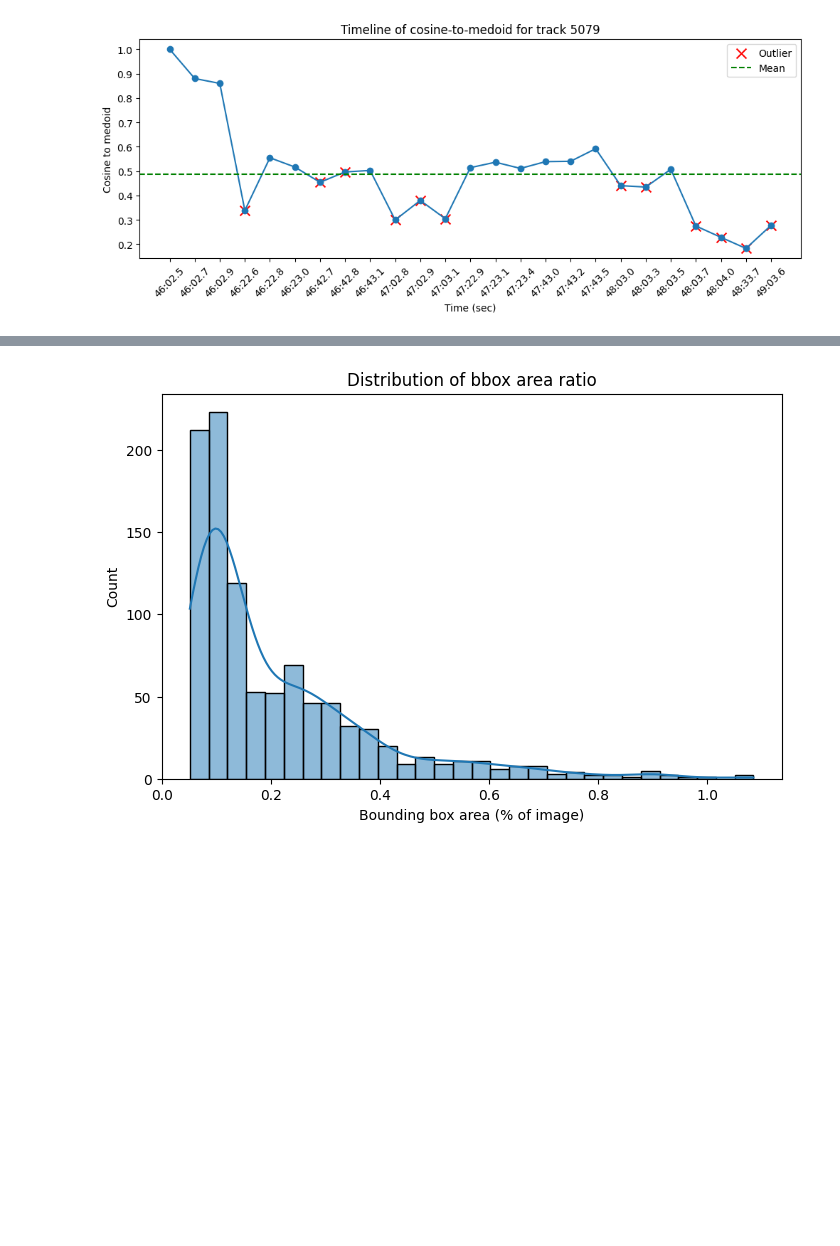
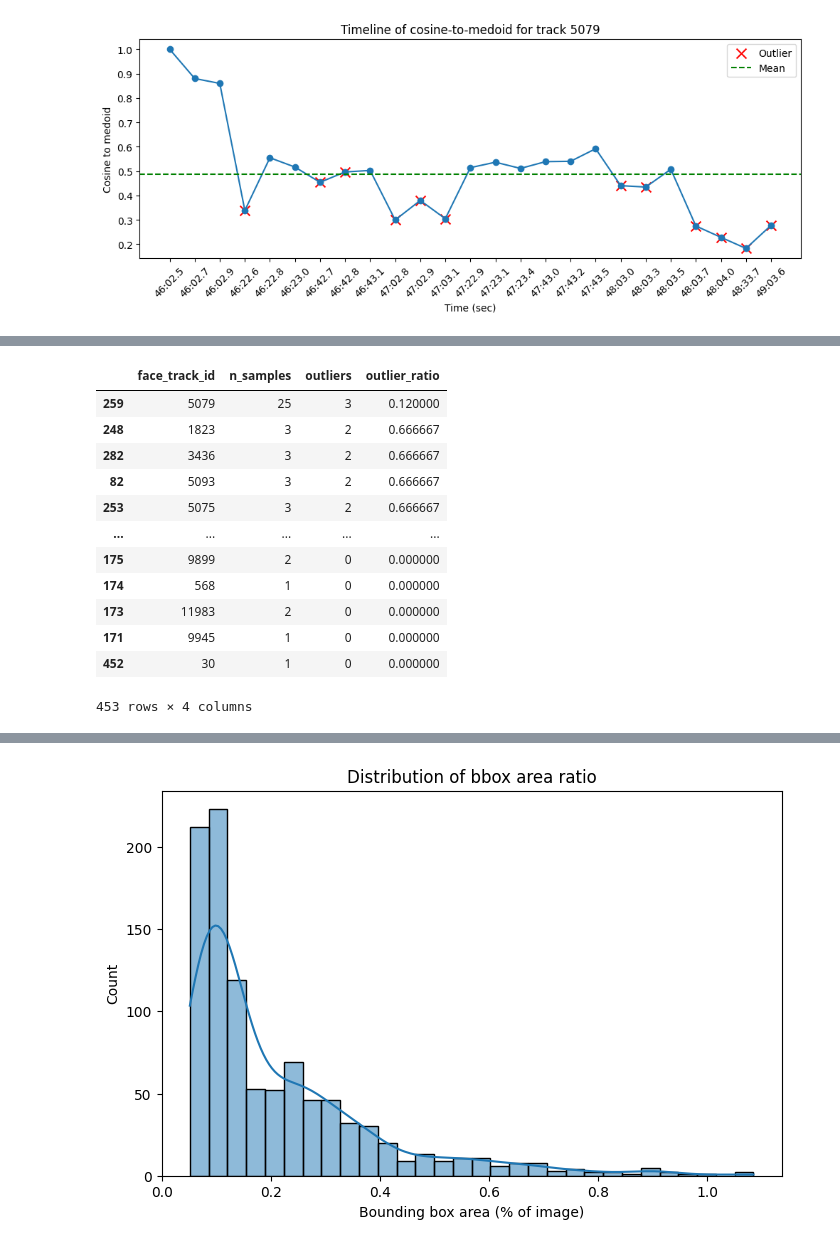
Before and after one commit to hoaghiepp/Cam-Log-Analysis, a Jupyter notebook: cam_log_analysis.ipynb, the cells around one changed output, grey strips where cells are left out. Drawn from its saved outputs; the diff is of its cells as text; code cells hidden in the pictures; blank space fills up the shorter version.

```diff
--- a/cam_log_analysis.ipynb
+++ b/cam_log_analysis.ipynb
@@ -449,11 +459,37 @@ summary = []
 ABS_THR = 0.5
 K_STD = 2.0
 TIME_GAP_LIMIT = 1
-a = pd.DataFrame()
+
 for tid, g in df.groupby('face_track_id', sort=False):
     sessions = get_session(g, TIME_GAP_LIMIT)
+    idx = 0
+    outliers_tid = 0
     for session in sessions:
-        session_df = pd.DataFrame(session)
-        if tid == 5123:
-            a = session_df
-a
+        sdf = pd.DataFrame(session)
+        vecs = np.vstack(sdf['vector'])
+        res = outliers_by_medoid(vecs, abs_thr=ABS_THR, k_std=K_STD)
+
+        for (cos_i, flag_i) in zip(res['cos'], res['flags']):
+            records.append({
+                "index": g.index[idx],
+                "face_track_id": tid,
+                "cos_to_medoid": float(cos_i),
+                "is_outlier": bool(flag_i),
+                "thr_used": float(res['thr'])
+            })
+
+            idx += 1
+        outliers_tid += (res["flags"].sum())
+        out_ratio = float(outliers_tid / len(g) if len(g) > 0 else 0)
+
+    summary.append({
+        "face_track_id": tid,
+        "n_samples": int(len(g)),
+        "outliers": int(outliers_tid),
+        "outlier_ratio": out_ratio
+    })
+
+
+
+report = pd.DataFrame(records).set_index("index").sort_index()
+track_summary = pd.DataFrame(summary).sort_values("outliers", ascending=False)
@@ -463,0 +501,16 @@ a
+# %%
+track_summary
+# %% [output]
+|  | face_track_id | n_samples | outliers | outlier_ratio |
+| 259 | 5079 | 25 | 3 | 0.120000 |
+| 248 | 1823 | 3 | 2 | 0.666667 |
+| 282 | 3436 | 3 | 2 | 0.666667 |
+| 82 | 5093 | 3 | 2 | 0.666667 |
+| 253 | 5075 | 3 | 2 | 0.666667 |
+| ... | ... | ... | ... | ... |
+| 175 | 9899 | 2 | 0 | 0.000000 |
+| 174 | 568 | 1 | 0 | 0.000000 |
+| 173 | 11983 | 2 | 0 | 0.000000 |
+| 171 | 9945 | 1 | 0 | 0.000000 |
+| 452 | 30 | 1 | 0 | 0.000000 |
+453 rows × 4 columns
```
Also changed, not shown: parts of 8 cells of this notebook.
